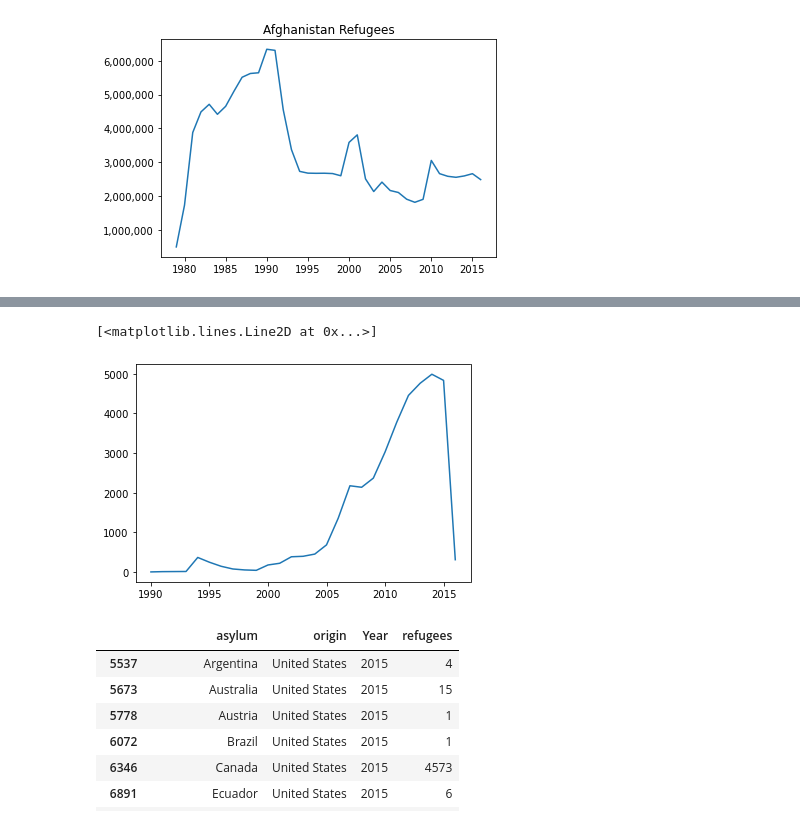
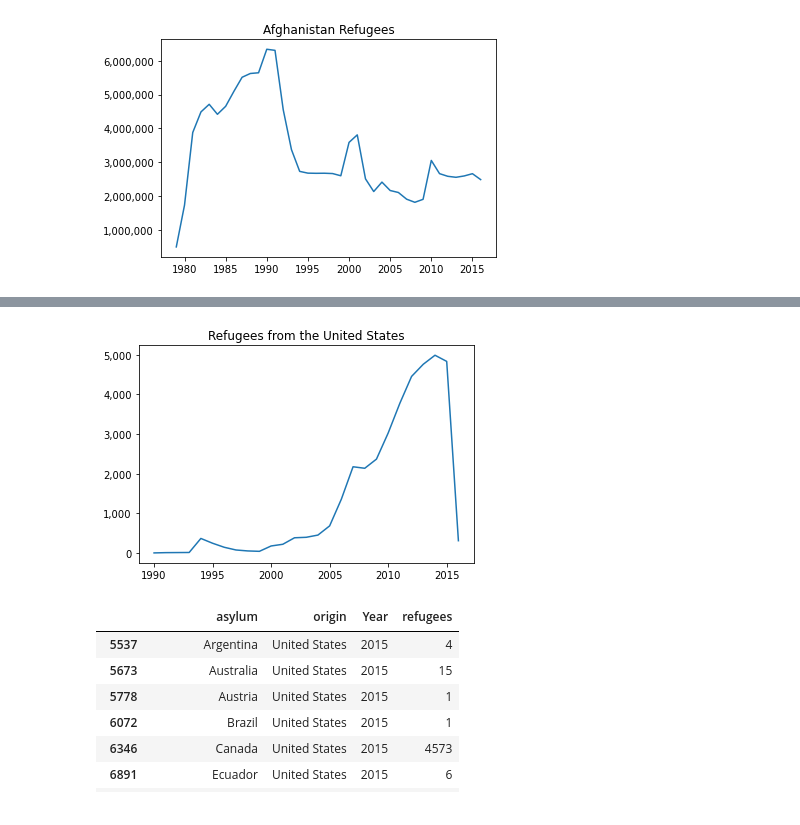
Before and after one commit to nss-data-science-cohort-5/un_exploration-ripplesphere, a Jupyter notebook: notebooks/UN_Data_Refugees_InOne.ipynb, the cells around one changed output, grey strips where cells are left out. Saved outputs shown, nothing was run; the diff lists cells and outputs as text; code cells hidden in the pictures.

```diff
--- a/notebooks/UN_Data_Refugees_InOne.ipynb
+++ b/notebooks/UN_Data_Refugees_InOne.ipynb
@@ -110,6 +39,8 @@ tmp_df[tmp_df["refugees"] > 100]
 # %%
 plt.plot(ref_df[ref_df["origin"] == "United States"].groupby("Year").sum())
+plt.gca().yaxis.set_major_formatter(StrMethodFormatter('{x:,.0f}'))
+plt.title("Refugees from the United States")
+print()
 # %% [output]
-[<matplotlib.lines.Line2D at 0x...>]
-[figure, old version]
+[figure, new version]
 # %%
```
Also changed, not shown: parts of 11 cells of this notebook, 3 other files.
